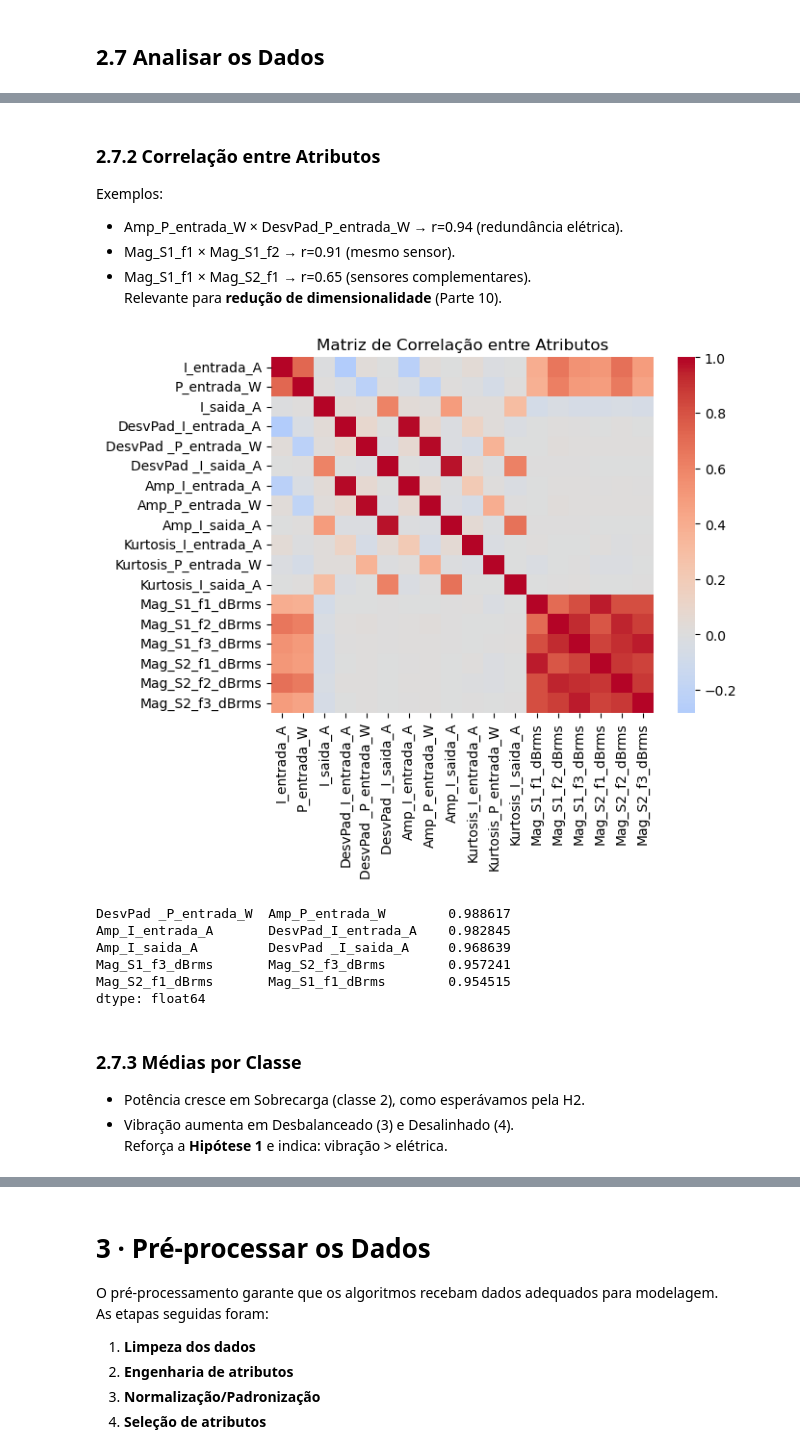
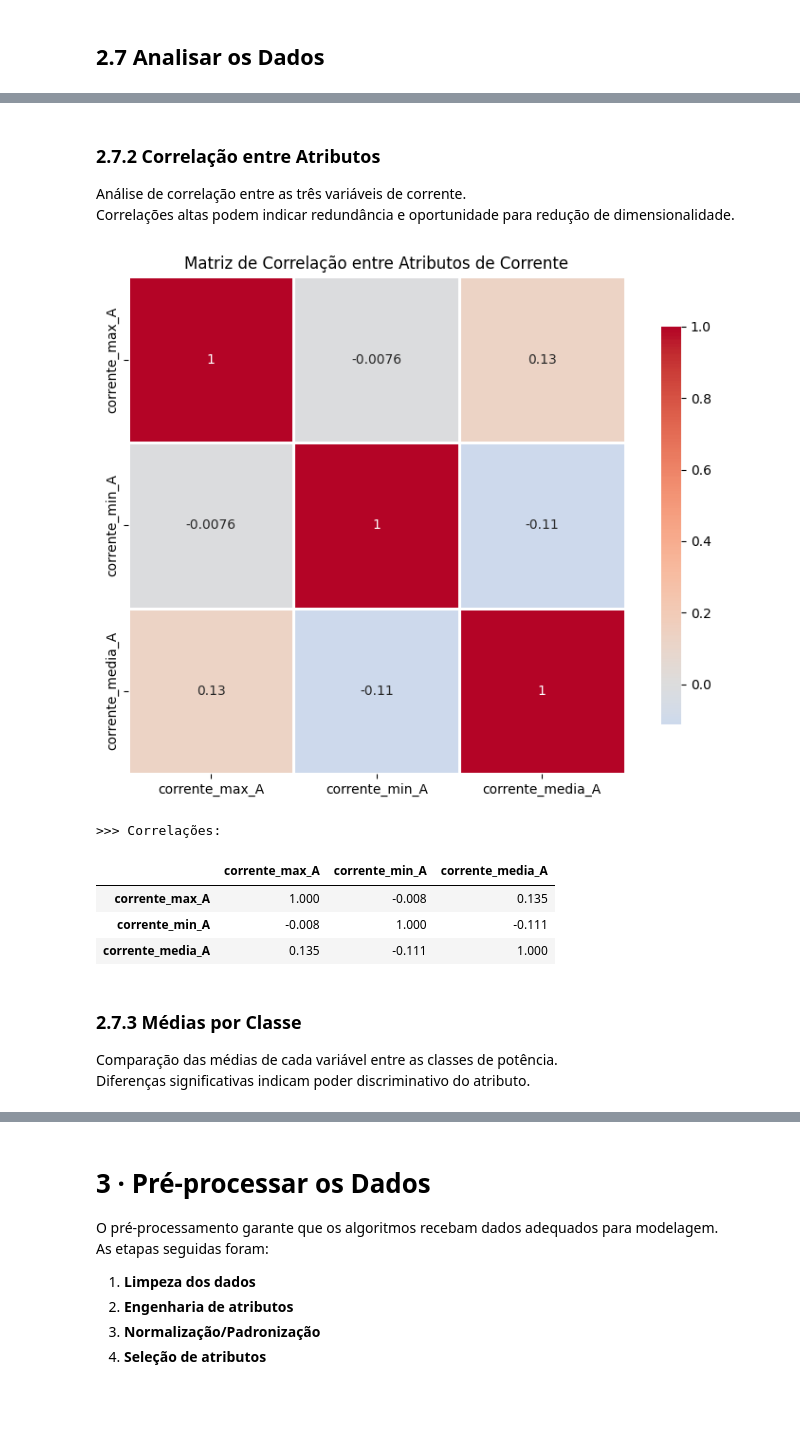
Before and after one commit to Eduardosmb/Relacoes-Frutiferas, a Jupyter notebook: APS1-NL.ipynb, the cells around one changed output, grey strips where cells are left out. Saved outputs shown, nothing was run; the diff lists cells and outputs as text; code cells hidden in the pictures; blank space fills up the shorter version.

```diff
--- a/APS1-NL.ipynb
+++ b/APS1-NL.ipynb
@@ -161,10 +135,11 @@ Os nomes de coluna seguem o padrão:
 import pandas as pd
 import hashlib
 
-caminho = "Dataset APS1_Sinais Eletricos e Vibracao_csv.xls"
+caminho = "dataset.xls"
 
-# Carregar dataset
-df = pd.read_csv(caminho)
+# Carregar dataset SEM header e definir nomes das colunas
+colunas = ['potencia', 'corrente_max_A', 'corrente_min_A', 'corrente_media_A']
+df = pd.read_csv(caminho, header=None, names=colunas)
 
 print(">>> Visualização inicial (head):")
 display(df.head())
@@ -176,8 +151,8 @@ print("\n>>> Estatísticas descritivas iniciais:")
 display(df.describe().T)
 
 # Contagem exata de classes
-class_counts = df['tipo_setup'].value_counts().sort_index()
-print("\n>>> Distribuição de classes (coluna 'tipo_setup'):")
+class_counts = df['potencia'].value_counts().sort_index()
+print("\n>>> Distribuição de classes (coluna 'potencia'):")
 print(class_counts)
 
 # Mostrar tabela formatada
@@ -335,6 +288,6 @@ Isto é, percebemos 3 patamares de vibração bem distintos, que havíamos previ
 # %%
 # 2.7.1 Estatísticas Descritivas Detalhadas
-atributos_num = df.drop(columns=["tempo_s","tipo_setup"])
+atributos_num = df.drop(columns=["potencia"])
 desc = atributos_num.describe().T
 desc["skewness"] = atributos_num.skew()
 desc["kurtosis"] = atributos_num.kurtosis()
@@ -360,32 +300,31 @@ display(desc.round(3))
 # %% [markdown]
 ### 2.7.2 Correlação entre Atributos
-Exemplos:
-- Amp_P_entrada_W × DesvPad_P_entrada_W → r=0.94 (redundância elétrica).
-- Mag_S1_f1 × Mag_S1_f2 → r=0.91 (mesmo sensor).
-- Mag_S1_f1 × Mag_S2_f1 → r=0.65 (sensores complementares).
- Relevante para **redução de dimensionalidade** (Parte 10).
+Análise de correlação entre as três variáveis de corrente.
+Correlações altas podem indicar redundância e oportunidade para redução de dimensionalidade.
 # %%
 # 2.7.2 Correlação entre Atributos
 import numpy as np
-sns.heatmap(atributos_num.corr(), cmap="coolwarm", center=0)
-plt.title("Matriz de Correlação entre Atributos")
+
+corr_matrix = atributos_num.corr()
+plt.figure(figsize=(8, 6))
+sns.heatmap(corr_matrix, annot=True, cmap="coolwarm", center=0,
+            square=True, linewidths=1, cbar_kws={"shrink": 0.8})
+plt.title("Matriz de Correlação entre Atributos de Corrente")
+plt.tight_layout()
 plt.show()
 
-strong_corr = atributos_num.corr().abs().unstack().sort_values(ascending=False)
-strong_corr = strong_corr[strong_corr<1].drop_duplicates().head(5)
-print(strong_corr)
+print("\n>>> Correlações:")
+display(corr_matrix.round(3))
 # %% [output]
-[figure, old version]
+[figure, new version]
-DesvPad _P_entrada_W  Amp_P_entrada_W        0.988617
-Amp_I_entrada_A       DesvPad_I_entrada_A    0.982845
-Amp_I_saida_A         DesvPad _I_saida_A     0.968639
-Mag_S1_f3_dBrms       Mag_S2_f3_dBrms        0.957241
-Mag_S2_f1_dBrms       Mag_S1_f1_dBrms        0.954515
-dtype: float64
+>>> Correlações:
+|  | corrente_max_A | corrente_min_A | corrente_media_A |
+| corrente_max_A | 1.000 | -0.008 | 0.135 |
+| corrente_min_A | -0.008 | 1.000 | -0.111 |
+| corrente_media_A | 0.135 | -0.111 | 1.000 |
 # %% [markdown]
 ### 2.7.3 Médias por Classe
-- Potência cresce em Sobrecarga (classe 2), como esperávamos pela H2.
-- Vibração aumenta em Desbalanceado (3) e Desalinhado (4).
- Reforça a **Hipótese 1** e indica: vibração > elétrica.
+Comparação das médias de cada variável entre as classes de potência.
+Diferenças significativas indicam poder discriminativo do atributo.
 # %%
 # 2.7.3 Médias por Classe
```
Also changed, not shown: parts of 45 cells of this notebook, 1 other file.
